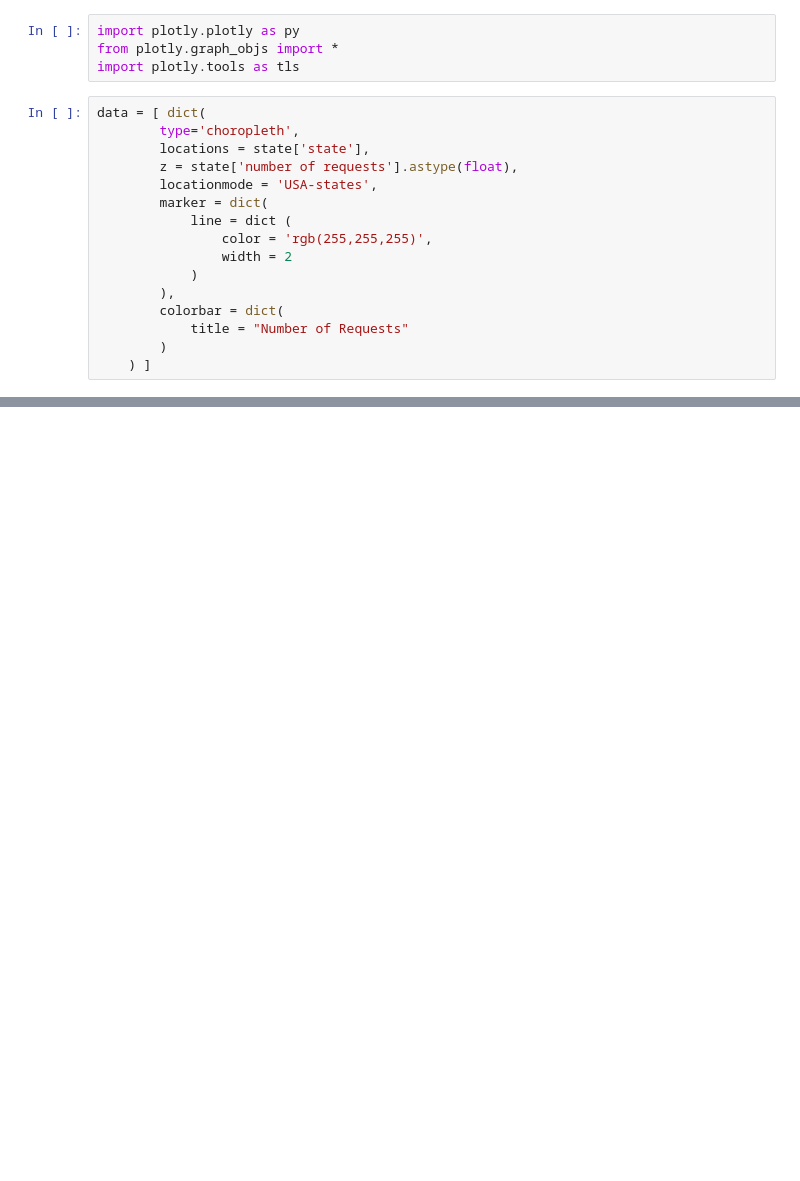
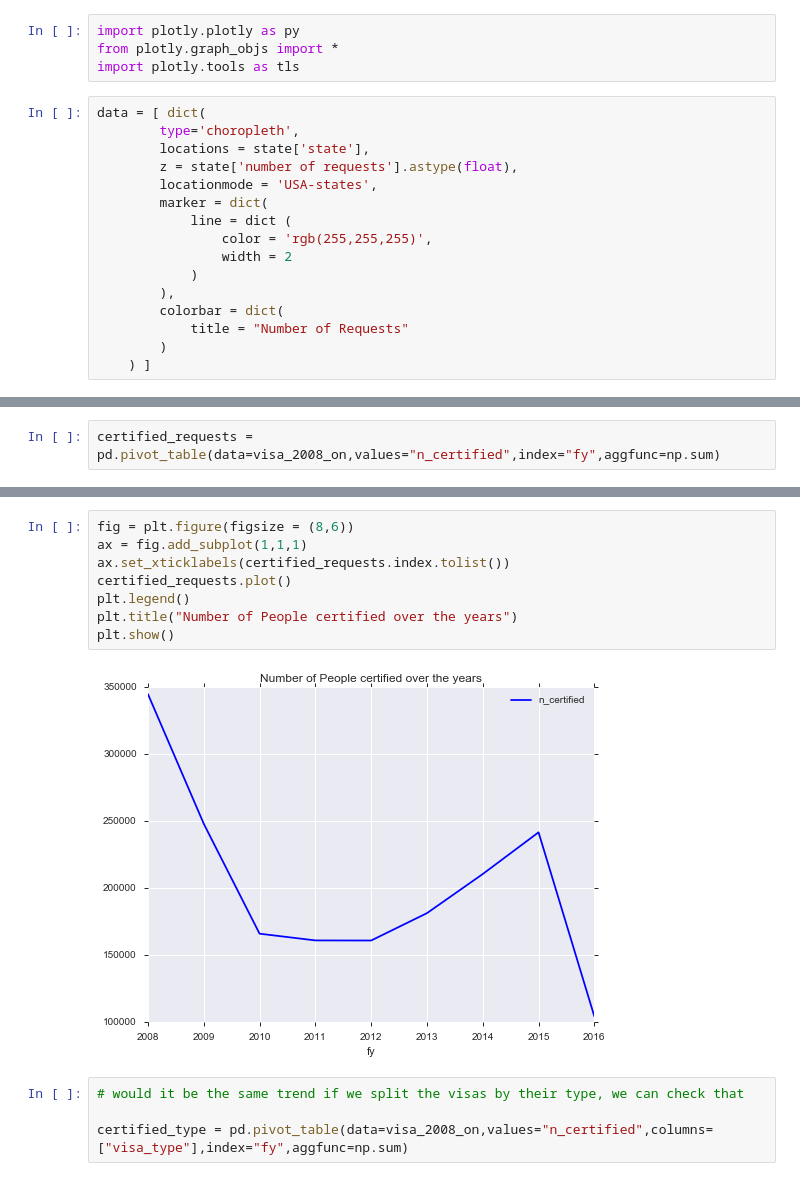
Before and after one commit to chrke/H2VisaAnalysis, a Jupyter notebook: H2 Analysis.ipynb, the cells around one changed output, grey strips where cells are left out. Drawn from its saved outputs; the diff is of its cells as text; blank space fills up the shorter version.

```diff
--- a/H2 Analysis.ipynb
+++ b/H2 Analysis.ipynb
@@ -648,0 +695,2 @@ tls.embed(url)
+# %%
+certified_requests = pd.pivot_table(data=visa_2008_on,values="n_certified",index="fy",aggfunc=np.sum)
@@ -648,0 +711,14 @@ tls.embed(url)
+# %%
+fig = plt.figure(figsize = (8,6))
+ax = fig.add_subplot(1,1,1)
+ax.set_xticklabels(certified_requests.index.tolist())
+certified_requests.plot()
+plt.legend()
+plt.title("Number of People certified over the years")
+plt.show()
+# %% [output]
+[figure, added]
+# %%
+# would it be the same trend if we split the visas by their type, we can check that
+
+certified_type = pd.pivot_table(data=visa_2008_on,values="n_certified",columns=["visa_type"],index="fy",aggfunc=np.sum)
```
Also changed, not shown: parts of 37 cells of this notebook.
